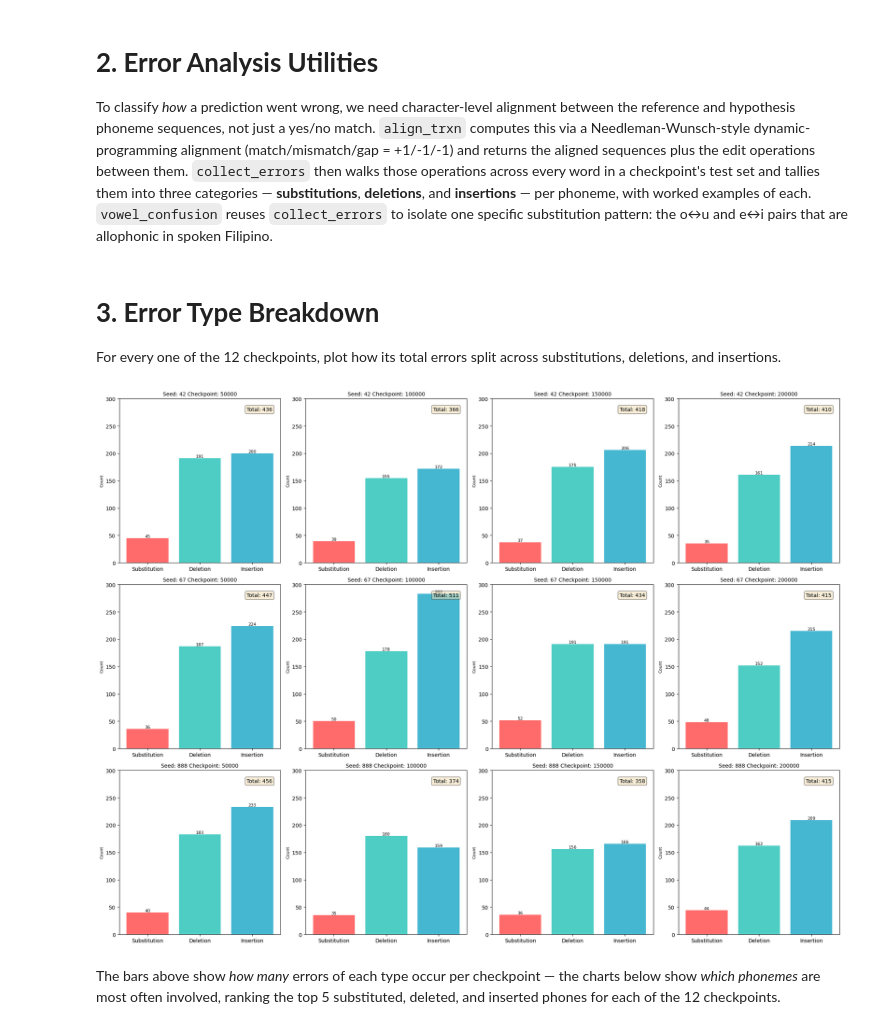
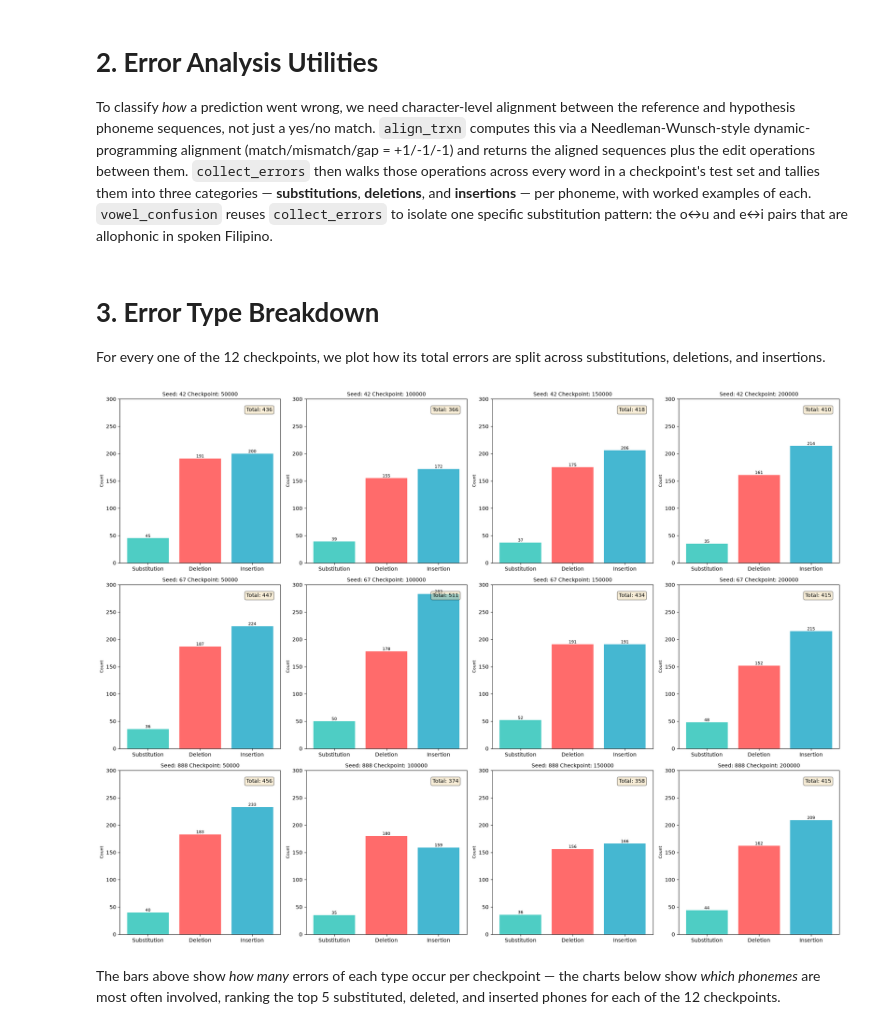
Before and after one commit to OutForMilks/Hunger, a Jupyter notebook: notebooks/per_model_eval.ipynb, the cells around one changed output. Drawn from its saved outputs; the diff is of its cells as text; code cells hidden in the pictures.

```diff
--- a/notebooks/per_model_eval.ipynb
+++ b/notebooks/per_model_eval.ipynb
@@ -317,42 +317,42 @@ def vowel_confusion(ref, hyp, groups=None):
 # %% [markdown]
 # **3. Error Type Breakdown**
 
-For every one of the 12 checkpoints, plot how its total errors split across substitutions, deletions, and insertions.
+For every one of the 12 checkpoints, we plot how its total errors are split across substitutions, deletions, and insertions.
 # %%
 fig, axes = plt.subplots(3, 4, figsize=(20, 15))
 axes = axes.flatten()
 
 for i, (ax, df) in enumerate(zip(axes, checkpoint_dfs)):
     refs_list = [str(x).strip().split() for x in df["target_ref"]]
     hyps_list = [str(x).strip().split() for x in df["model_hyp"]]
     refs_dict = dict(enumerate(refs_list))
     hyps_dict = dict(enumerate(hyps_list))
 
     err = collect_errors(refs_dict, hyps_dict)
     total_errors = err["n_sub"] + err["n_del"] + err["n_ins"]
 
     #bar chart
     error_types = ['Substitution', 'Deletion', 'Insertion']
     counts = [err['n_sub'], err['n_del'], err['n_ins']]
-    colors = ['#FF6B6B', '#4ECDC4', '#45B7D1']
+    colors = ['#4ECDC4', '#FF6B6B', '#45B7D1']
     bars = ax.bar(error_types, counts, color=colors)
     ax.set_title(f"Seed: {seed_ckpts[i][0]} Checkpoint: {seed_ckpts[i][1]}", fontsize=10)
     ax.set_ylabel('Count', fontsize=8)
     ax.set_ylim(0, 300)
 
     for bar in bars:
         height = bar.get_height()
         ax.text(bar.get_x() + bar.get_width()/2., height,
                 f'{int(height)}', ha='center', va='bottom', fontsize=8)
 
     ax.text(0.95, 0.95, f'Total: {total_errors}',
             transform=ax.transAxes, ha='right', va='top',
             bbox=dict(boxstyle='round', facecolor='wheat', alpha=0.5))
 
 plt.tight_layout()
 plt.show()
 # %% [output]
-[figure, old version]
+[figure, new version]
 # %% [markdown]
 The bars above show *how many* errors of each type occur per checkpoint — the charts below show *which phonemes* are most often involved, ranking the top 5 substituted, deleted, and inserted phones for each of the 12 checkpoints.
 # %%
```
Also changed, not shown: parts of 4 cells of this notebook, 1 other file.
